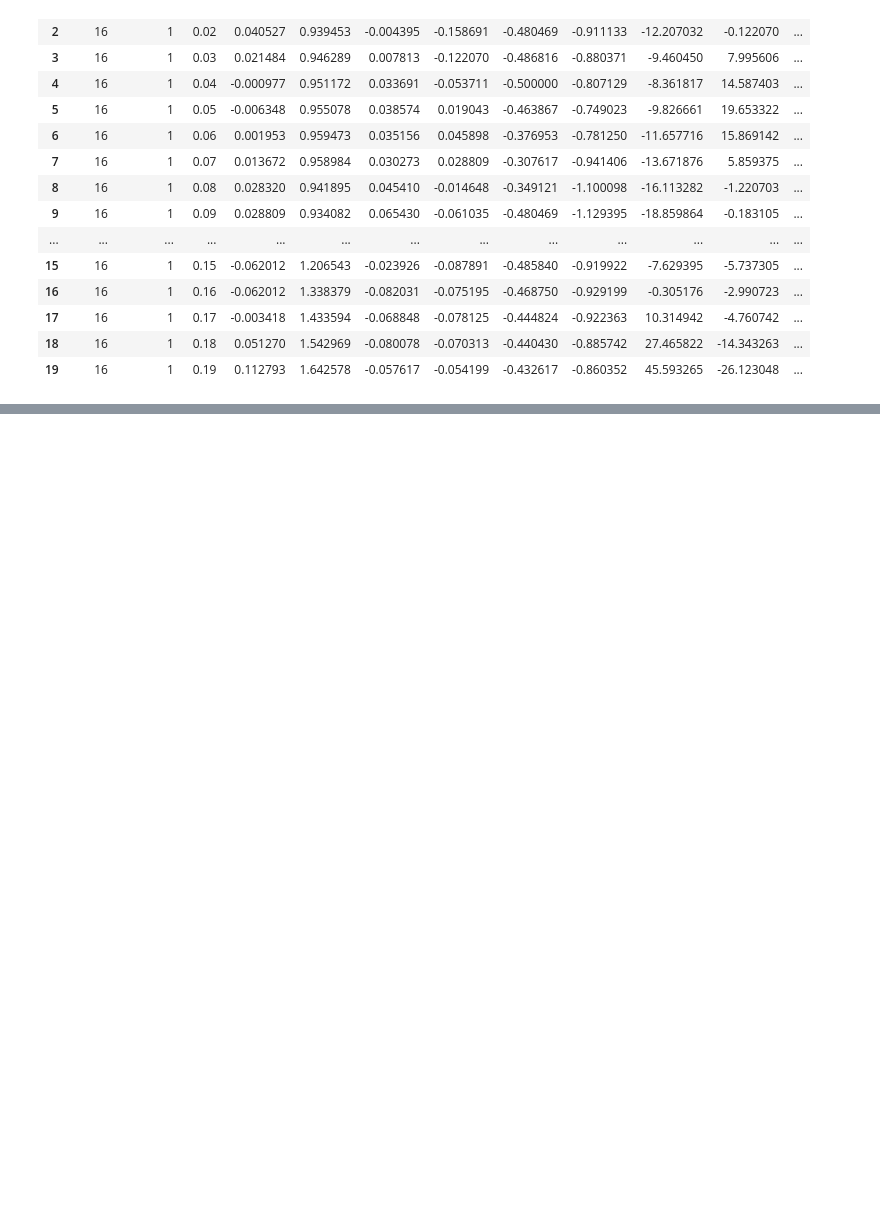
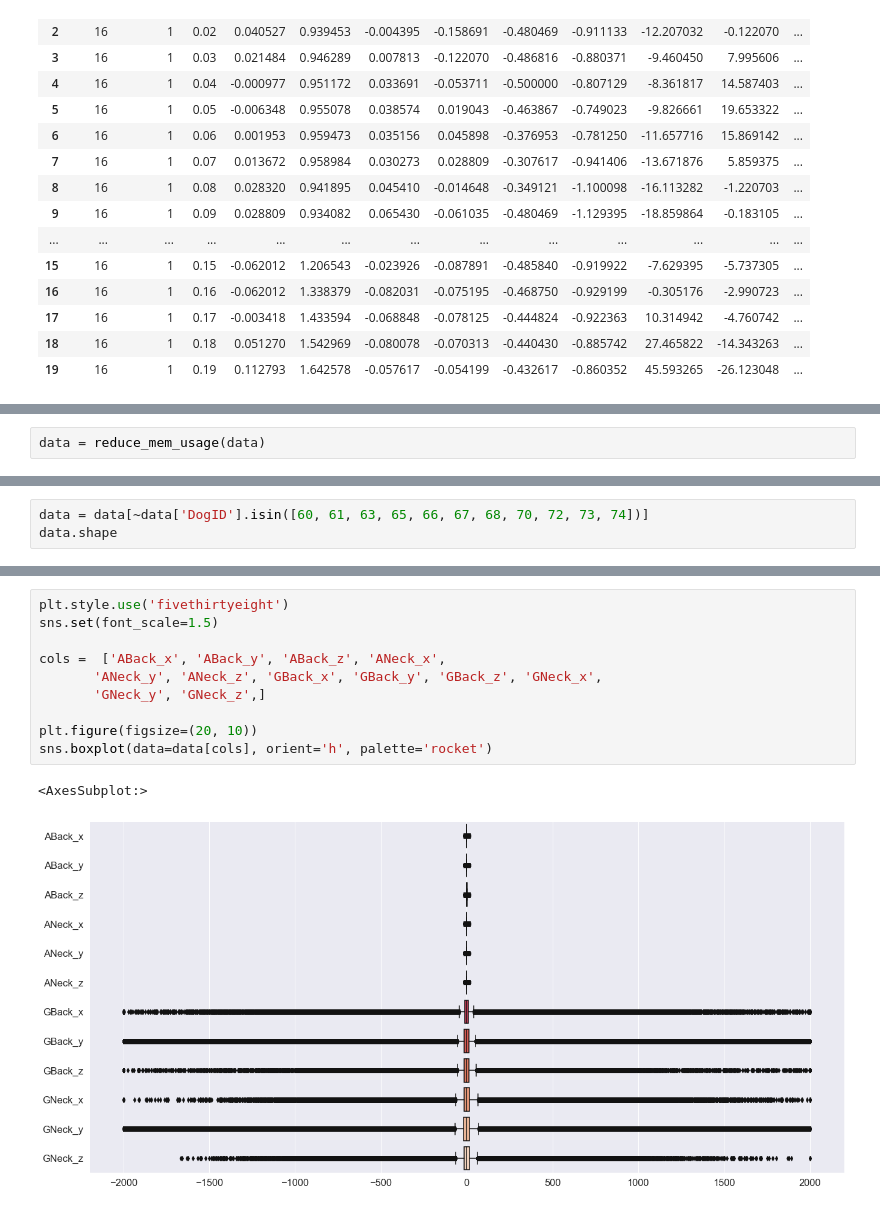
Before and after one commit to web-d-jun/python-ml, a Jupyter notebook: src/kaggle/01.ipynb, the cells around one changed output, grey strips where cells are left out. Cells and saved outputs as stored; diff of their text form; blank space fills up the shorter version.

```diff
--- a/src/kaggle/01.ipynb
+++ b/src/kaggle/01.ipynb
@@ -96,0 +117,2 @@ data.head(20)
+# %%
+data = reduce_mem_usage(data)
@@ -96,0 +121,3 @@ data.head(20)
+# %%
+data = data[~data['DogID'].isin([60, 61, 63, 65, 66, 67, 68, 70, 72, 73, 74])]
+data.shape
@@ -96,0 +212,13 @@ data.head(20)
+# %%
+plt.style.use('fivethirtyeight')
+sns.set(font_scale=1.5)
+
+cols =  ['ABack_x', 'ABack_y', 'ABack_z', 'ANeck_x',
+       'ANeck_y', 'ANeck_z', 'GBack_x', 'GBack_y', 'GBack_z', 'GNeck_x',
+       'GNeck_y', 'GNeck_z',]
+
+plt.figure(figsize=(20, 10))
+sns.boxplot(data=data[cols], orient='h', palette='rocket')
+# %% [output]
+<AxesSubplot:>
+[figure, added]
```
Also changed, not shown: parts of 14 cells of this notebook.
